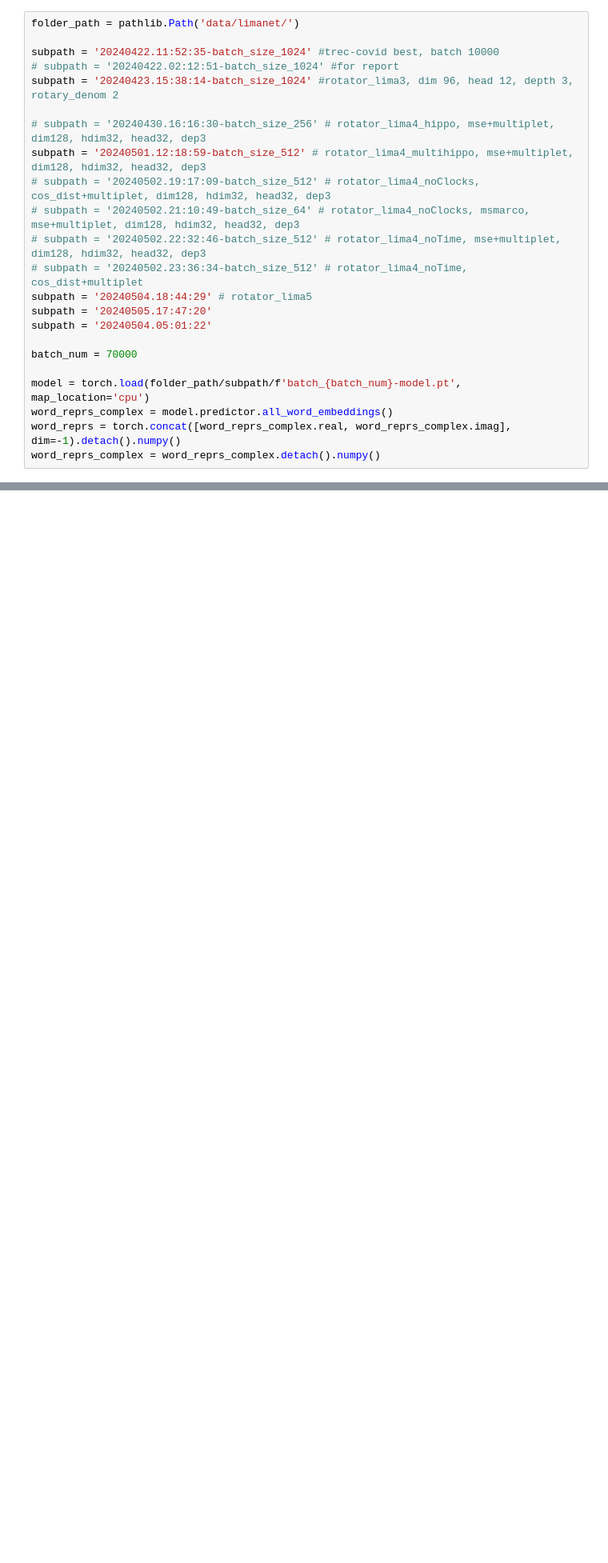
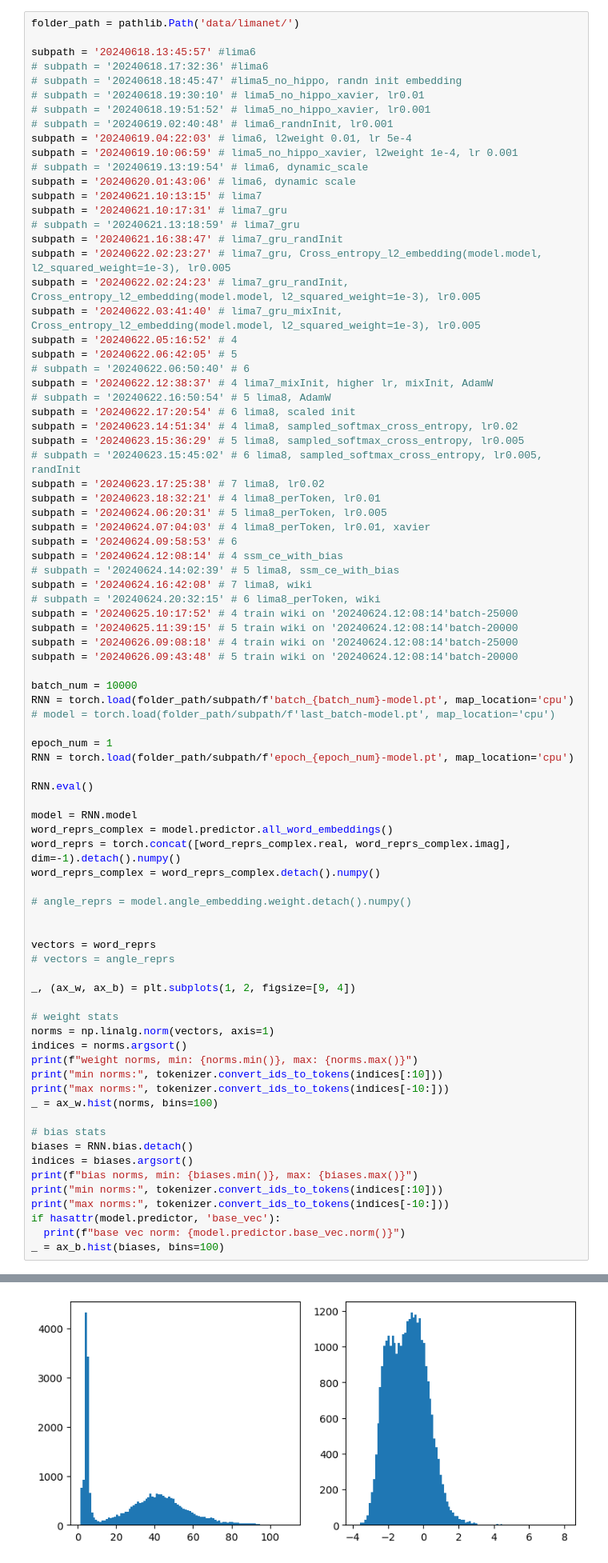
Before and after one commit to tzuhanwen/absolute-bert, a Jupyter notebook: benchmark-rotator.ipynb, the cells around one changed output, grey strips where cells are left out. Shown at 80% size. Cells and saved outputs as stored; diff of their text form; blank space fills up the shorter version.

```diff
--- a/benchmark-rotator.ipynb
+++ b/benchmark-rotator.ipynb
@@ -64,23 +79,83 @@ def idf_mean_vector(text):
 # %%
 folder_path = pathlib.Path('data/limanet/')
 
-subpath = '20240422.11:52:35-batch_size_1024' #trec-covid best, batch 10000
-# subpath = '20240422.02:12:51-batch_size_1024' #for report
-subpath = '20240423.15:38:14-batch_size_1024' #rotator_lima3, dim 96, head 12, depth 3, rotary_denom 2
+subpath = '20240618.13:45:57' #lima6
+# subpath = '20240618.17:32:36' #lima6
+# subpath = '20240618.18:45:47' #lima5_no_hippo, randn init embedding
+# subpath = '20240618.19:30:10' # lima5_no_hippo_xavier, lr0.01
+# subpath = '20240618.19:51:52' # lima5_no_hippo_xavier, lr0.001
+# subpath = '20240619.02:40:48' # lima6_randnInit, lr0.001
+subpath = '20240619.04:22:03' # lima6, l2weight 0.01, lr 5e-4
+subpath = '20240619.10:06:59' # lima5_no_hippo_xavier, l2weight 1e-4, lr 0.001
+# subpath = '20240619.13:19:54' # lima6, dynamic_scale
+subpath = '20240620.01:43:06' # lima6, dynamic scale
+subpath = '20240621.10:13:15' # lima7
+subpath = '20240621.10:17:31' # lima7_gru
+# subpath = '20240621.13:18:59' # lima7_gru
+subpath = '20240621.16:38:47' # lima7_gru_randInit
+subpath = '20240622.02:23:27' # lima7_gru, Cross_entropy_l2_embedding(model.model, l2_squared_weight=1e-3), lr0.005
+subpath = '20240622.02:24:23' # lima7_gru_randInit, Cross_entropy_l2_embedding(model.model, l2_squared_weight=1e-3), lr0.005
+subpath = '20240622.03:41:40' # lima7_gru_mixInit, Cross_entropy_l2_embedding(model.model, l2_squared_weight=1e-3), lr0.005
+subpath = '20240622.05:16:52' # 4
+subpath = '20240622.06:42:05' # 5
+# subpath = '20240622.06:50:40' # 6
+subpath = '20240622.12:38:37' # 4 lima7_mixInit, higher lr, mixInit, AdamW
+# subpath = '20240622.16:50:54' # 5 lima8, AdamW
+subpath = '20240622.17:20:54' # 6 lima8, scaled init
+subpath = '20240623.14:51:34' # 4 lima8, sampled_softmax_cross_entropy, lr0.02
+subpath = '20240623.15:36:29' # 5 lima8, sampled_softmax_cross_entropy, lr0.005
+# subpath = '20240623.15:45:02' # 6 lima8, sampled_softmax_cross_entropy, lr0.005, randInit
+subpath = '20240623.17:25:38' # 7 lima8, lr0.02
+subpath = '20240623.18:32:21' # 4 lima8_perToken, lr0.01
+subpath = '20240624.06:20:31' # 5 lima8_perToken, lr0.005
+subpath = '20240624.07:04:03' # 4 lima8_perToken, lr0.01, xavier
+subpath = '20240624.09:58:53' # 6
+subpath = '20240624.12:08:14' # 4 ssm_ce_with_bias
+# subpath = '20240624.14:02:39' # 5 lima8, ssm_ce_with_bias
+subpath = '20240624.16:42:08' # 7 lima8, wiki
+# subpath = '20240624.20:32:15' # 6 lima8_perToken, wiki
+subpath = '20240625.10:17:52' # 4 train wiki on '20240624.12:08:14'batch-25000
+subpath = '20240625.11:39:15' # 5 train wiki on '20240624.12:08:14'batch-20000
+subpath = '20240626.09:08:18' # 4 train wiki on '20240624.12:08:14'batch-25000
+subpath = '20240626.09:43:48' # 5 train wiki on '20240624.12:08:14'batch-20000
 
-# subpath = '20240430.16:16:30-batch_size_256' # rotator_lima4_hippo, mse+multiplet, dim128, hdim32, head32, dep3
-subpath = '20240501.12:18:59-batch_size_512' # rotator_lima4_multihippo, mse+multiplet, dim128, hdim32, head32, dep3
-# subpath = '20240502.19:17:09-batch_size_512' # rotator_lima4_noClocks, cos_dist+multiplet, dim128, hdim32, head32, dep3
-# subpath = '20240502.21:10:49-batch_size_64' # rotator_lima4_noClocks, msmarco, mse+multiplet, dim128, hdim32, head32, dep3
-# subpath = '20240502.22:32:46-batch_size_512' # rotator_lima4_noTime, mse+multiplet, dim128, hdim32, head32, dep3
-# subpath = '20240502.23:36:34-batch_size_512' # rotator_lima4_noTime, cos_dist+multiplet
-subpath = '20240504.18:44:29' # rotator_lima5
-subpath = '20240505.17:47:20'
-subpath = '20240504.05:01:22'
+batch_num = 10000
+RNN = torch.load(folder_path/subpath/f'batch_{batch_num}-model.pt', map_location='cpu')
+# model = torch.load(folder_path/subpath/f'last_batch-model.pt', map_location='cpu')
 
-batch_num = 70000
+epoch_num = 1
+RNN = torch.load(folder_path/subpath/f'epoch_{epoch_num}-model.pt', map_location='cpu')
 
-model = torch.load(folder_path/subpath/f'batch_{batch_num}-model.pt', map_location='cpu')
+RNN.eval()
+
+model = RNN.model
 word_reprs_complex = model.predictor.all_word_embeddings()
 word_reprs = torch.concat([word_reprs_complex.real, word_reprs_complex.imag], dim=-1).detach().numpy()
 word_reprs_complex = word_reprs_complex.detach().numpy()
+
+# angle_reprs = model.angle_embedding.weight.detach().numpy()
+
+
+vectors = word_reprs
+# vectors = angle_reprs
+
+_, (ax_w, ax_b) = plt.subplots(1, 2, figsize=[9, 4])
+
+# weight stats
+norms = np.linalg.norm(vectors, axis=1)
+indices = norms.argsort()
+print(f"weight norms, min: {norms.min()}, max: {norms.max()}")
+print("min norms:", tokenizer.convert_ids_to_tokens(indices[:10]))
+print("max norms:", tokenizer.convert_ids_to_tokens(indices[-10:]))
+_ = ax_w.hist(norms, bins=100)
+
+# bias stats
+biases = RNN.bias.detach()
+indices = biases.argsort()
+print(f"bias norms, min: {biases.min()}, max: {biases.max()}")
+print("min norms:", tokenizer.convert_ids_to_tokens(indices[:10]))
+print("max norms:", tokenizer.convert_ids_to_tokens(indices[-10:]))
+if hasattr(model.predictor, 'base_vec'):
+  print(f"base vec norm: {model.predictor.base_vec.norm()}")
+_ = ax_b.hist(biases, bins=100)
+# %% [output]
@@ -86,0 +168 @@ word_reprs_complex = word_reprs_complex.detach().numpy()
+[figure, added]
```
Also changed, not shown: parts of 10 cells of this notebook, 23 other files.
